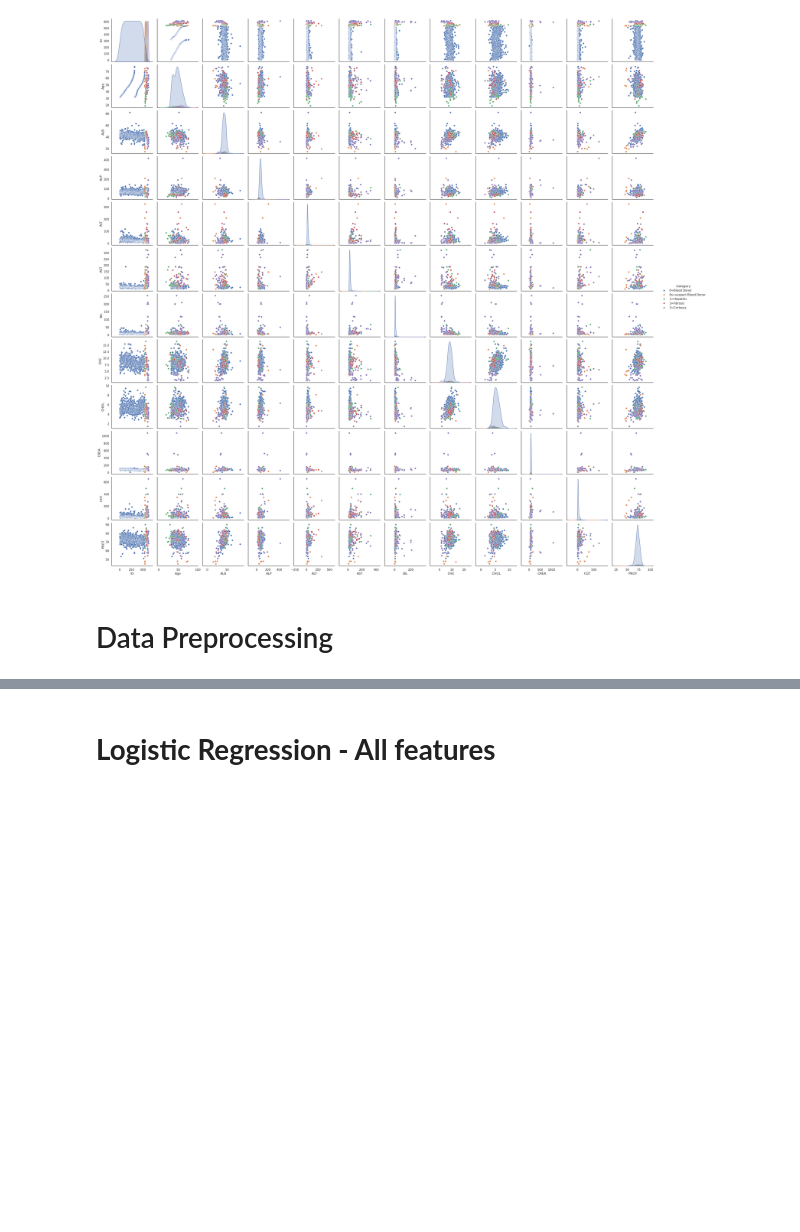
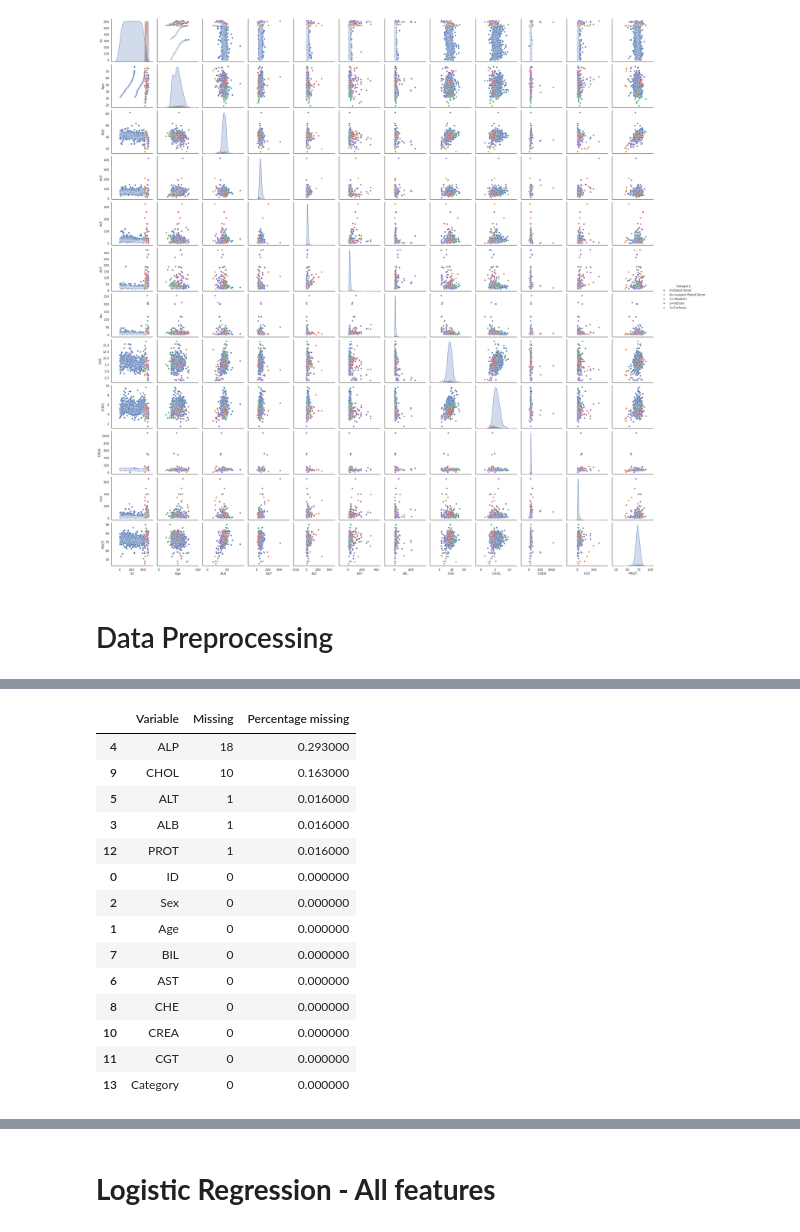
Before and after one commit to MAI3003-Data-Witches/Data-Witches_Project1, a Jupyter notebook: MAI3003_Data_Witches_Assignment_1.ipynb, the cells around one changed output, grey strips where cells are left out. Saved outputs shown, nothing was run; the diff lists cells and outputs as text; code cells hidden in the pictures; blank space fills up the shorter version.

```diff
--- a/MAI3003_Data_Witches_Assignment_1.ipynb
+++ b/MAI3003_Data_Witches_Assignment_1.ipynb
@@ -73,3 +73,10 @@ if True: warnings.filterwarnings('ignore')
+# %%
+missing  = 0
+misVariables = []
+sklearn.set_config(transform_output="pandas")
+
+# Change False to True during development, they are used to ignore warnings when in "prod".
+if True: warnings.filterwarnings('ignore')
 # %% [markdown]
 ### Load dataset
 # %%
@@ -493,7 +539,7 @@ for col in numerical_cols:
 outlier_values = []
 outliers_count = 0
 for col, rows in outlier_indices.items():
-    outlier_values.append([col, len(rows), (len(rows) / len(data[col]))])
+    outlier_values.append([col, len(rows), (len(rows)*10/ len(hcv[col]))])
     outliers_count = outliers_count + 1 if len(rows) > 0 else outliers_count
 
 if outliers_count > 0:
@@ -507,0 +565,29 @@ NameError: name 'data' is not defined
+# %%
+CheckNull = hcv.isnull().sum()
+for var in range(0, len(CheckNull)):
+    misVariables.append([hcv.columns[var], CheckNull[var], round(CheckNull[var]*10/len(hcv),3)])
+    missing = missing + 1
+
+if missing == 0:
+    print('Dataset is complete with no blanks.')
+else:
+    data_misVariables = pd.DataFrame.from_records(misVariables)
+    data_misVariables.columns = ['Variable', 'Missing', 'Percentage missing']
+    s = data_misVariables.sort_values(by=['Percentage missing'], ascending=False).style.bar(subset=['Percentage missing'], color='#d65f5f')
+    display(s)
+# %% [output]
+|  | Variable | Missing | Percentage missing |
+| 4 | ALP | 18 | 0.293000 |
+| 9 | CHOL | 10 | 0.163000 |
+| 5 | ALT | 1 | 0.016000 |
+| 3 | ALB | 1 | 0.016000 |
+| 12 | PROT | 1 | 0.016000 |
+| 0 | ID | 0 | 0.000000 |
+| 2 | Sex | 0 | 0.000000 |
+| 1 | Age | 0 | 0.000000 |
+| 7 | BIL | 0 | 0.000000 |
+| 6 | AST | 0 | 0.000000 |
+| 8 | CHE | 0 | 0.000000 |
+| 10 | CREA | 0 | 0.000000 |
+| 11 | CGT | 0 | 0.000000 |
+| 13 | Category | 0 | 0.000000 |
```
Also changed, not shown: parts of 19 cells of this notebook.
